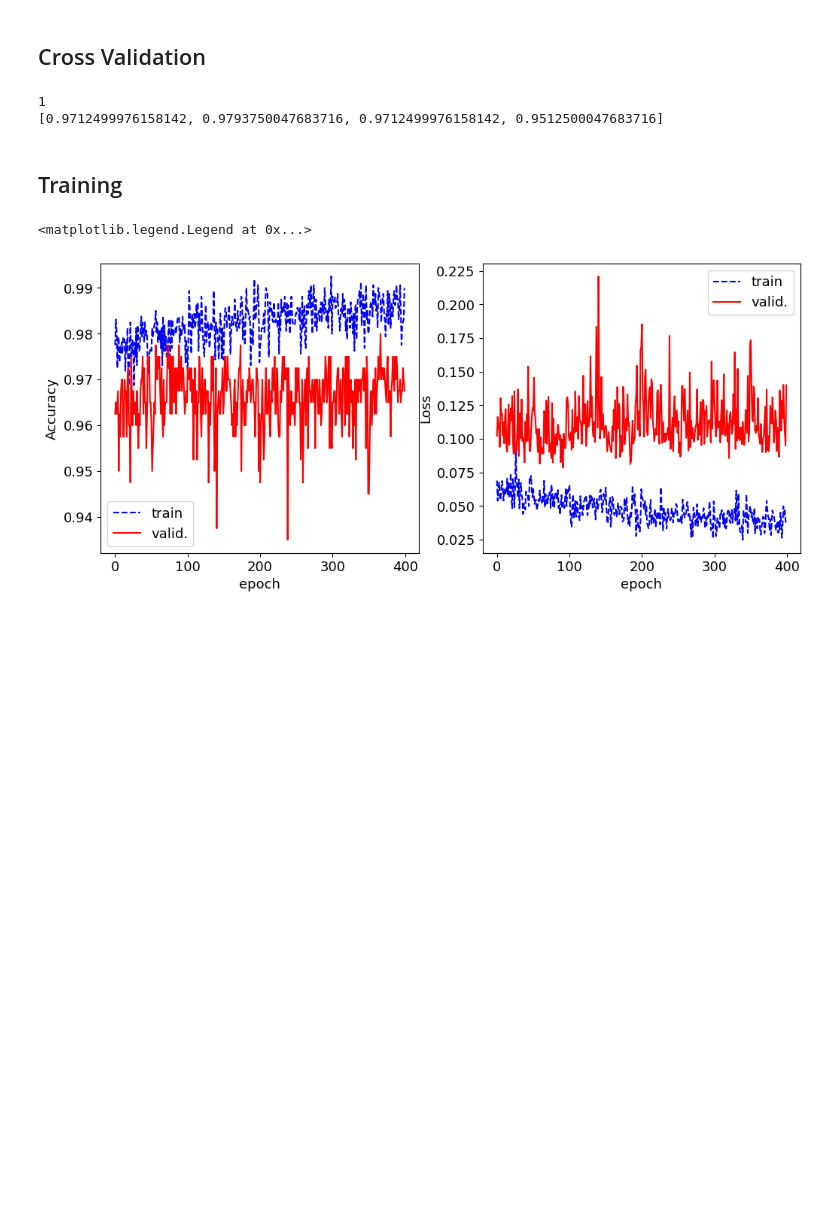
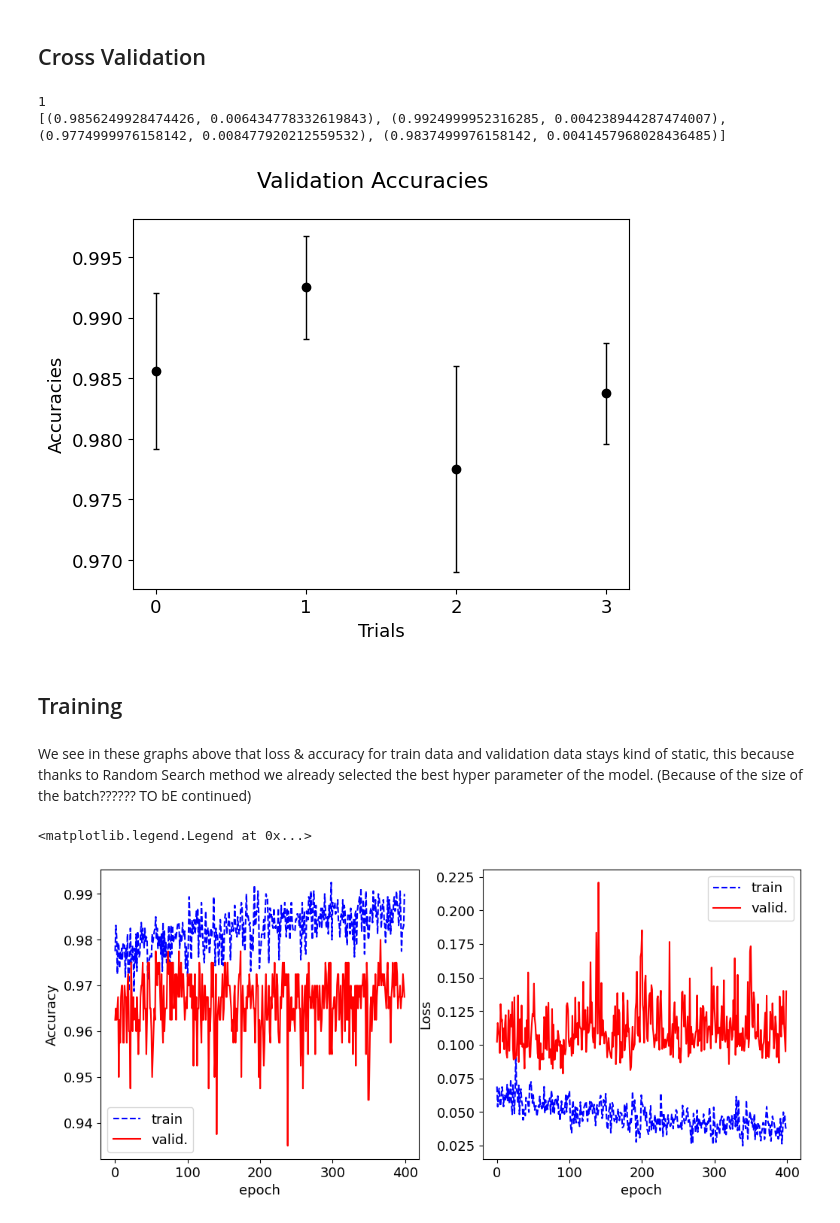
Before and after one commit to BelliLuigi/LCP-B, a Jupyter notebook: ex1/exercise1.ipynb, the cells around one changed output. Cells and saved outputs as stored; diff of their text form; code cells hidden in the pictures; blank space fills up the shorter version.

```diff
--- a/ex1/exercise1.ipynb
+++ b/ex1/exercise1.ipynb
@@ -149,37 +300,53 @@ Score: 0.5024999976158142
 ## Cross Validation
 # %%
 def k_fold_cross_validation(x_train, y_train, k, models):
-    # Initialize holders
-    best = -1
-    best_perf = -1
-    results = []
-    best_num = -1
+     # Initialize holders
+    best = -1 #best model, placeholder
+    best_perf = -1 #best score, placeholder
+    results = [] # Initialize list to store performance of each model
+    best_num = -1 #index of the best model, placeholder
+    stds = [] # Initializes standard deviations List
     # Divide training set in K folds
     idx = rng.permutation(np.arange(x_train.shape[0]))
     x_folds, y_folds = np.array_split(x_train[idx, :], k), np.array_split(y_train[idx], k)
 
     for i in range(len(models)):
-        model_perf = 0
-        for test in range(k):
+        model_perf = []
+        for test in range(k): #k-fold cross-validation
             x_train_fold = np.concatenate([x for i, x in enumerate(x_folds) if i != test])
             y_train_fold = np.concatenate([x for i, x in enumerate(y_folds) if i != test])
+            # Above: concatenate training data for the current fold, excludes current testing fold
+            ############################
+            # Below: Set current fold as validation
             x_validate_fold, y_validate_fold = x_folds[test], y_folds[test]
+            # Below: fit model on training and evaluate on validation fold.
             k_model = models[i].fit(x_train_fold, y_train_fold, verbose=0)
-            model_perf += models[i].evaluate(x_validate_fold, y_validate_fold, verbose=0)[1]
-        model_perf /= k
-        results.append(model_perf)
-        if (best_perf < model_perf):
+            # Accumulates the performance
+            model_perf.append(models[i].evaluate(x_validate_fold, y_validate_fold, verbose=0)[1])
+        results.append(((curr_perf := np.mean(model_perf)), np.std(model_perf))) # Average and std over the k-folds
+        # if the current model performs better than best, updates best__
+        if (best_perf < curr_perf):
             best, best_num = models[i], i
-            best_perf = model_perf
+            best_perf = curr_perf
+        #Below: return best model, its index, and list of performance results for each model
     return best, best_num, results
 
+best_model, which_best, results = k_fold_cross_validation(x_train, y_train, 5, models)
+print(which_best) # Index of best model
+print(results) #Performance of each model.
 
-best_model, which_best, results = k_fold_cross_validation(x_train, y_train, 5, models)
-print(which_best)
-print(results)
+### FINCANTIERI ########################################
+fig, ax = plt.subplots()
+fig.suptitle('Validation Accuracies')
+ax.errorbar(range(len(results)), [results[i][0] for i in range(len(results))], yerr=[results[i][1] for i in range(len(results))], fmt='ok', capsize=2, elinewidth=1)
+ax.xaxis.set_major_locator(MultipleLocator(1))
+ax.set_ylabel('Accuracies')
+ax.set_xlabel('Trials')
+plt.show()
 # %% [output]
 1
-[0.9712499976158142, 0.9793750047683716, 0.9712499976158142, 0.9512500047683716]
+[(0.9856249928474426, 0.006434778332619843), (0.9924999952316285, 0.004238944287474007), (0.9774999976158142, 0.008477920212559532), (0.9837499976158142, 0.0041457968028436485)]
+[figure, added]
 # %% [markdown]
 ## Training
 # %%
@@ -190,3 +354,5 @@ fit = best_model.fit(x_train, y_train,
+# %% [markdown]
+We see in these graphs above that loss & accuracy for train data and validation data stays kind of static, this because thanks to Random Search method we already selected the best hyper parameter of the model. (Because of the size of the batch?????? TO bE continued)
 # %%
 fig,AX=plt.subplots(1,2,figsize=(12,5.))
 ax=AX[0]
```
Also changed, not shown: parts of 15 cells of this notebook.
